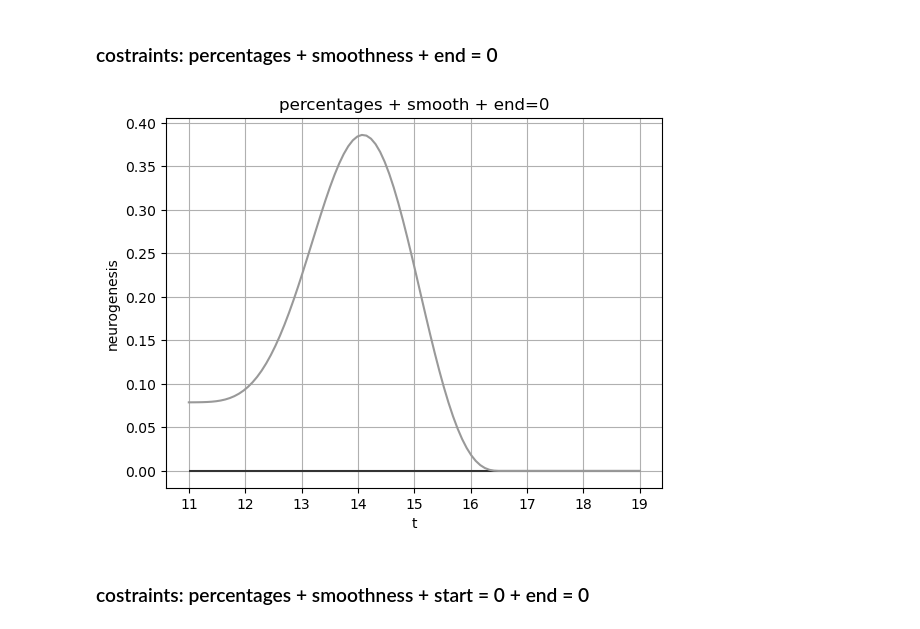
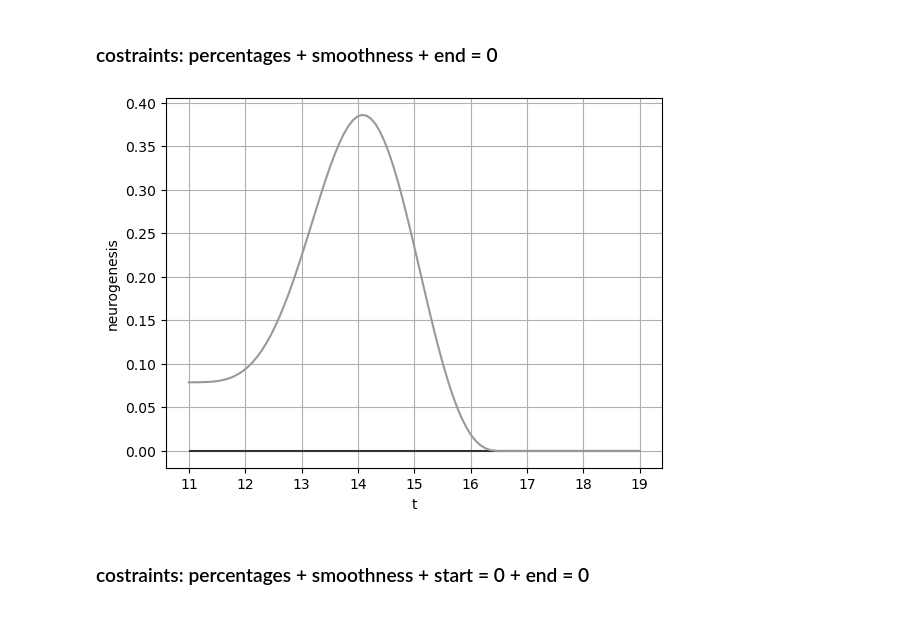
Before and after one commit to enricoenne/neurogenesis_simulation, a Jupyter notebook: theoretical_neurogenesis.ipynb, the cells around one changed output. Saved outputs shown, nothing was run; the diff lists cells and outputs as text; code cells hidden in the pictures.

```diff
--- a/theoretical_neurogenesis.ipynb
+++ b/theoretical_neurogenesis.ipynb
@@ -220,26 +218,24 @@ plt.show()
 # %%
 N = cp.Variable(M)
 
 objective = cp.Minimize(cp.sum_squares(A_end @ N - b_end) + lambda_reg * cp.sum_squares(D2 @ N))
 constraints = [N >= 0]
 
 prob = cp.Problem(objective, constraints)
 prob.solve()
 
 N_val = N.value
 
 t = np.linspace(0, 8, M)
 plt.hlines(y = 0, xmin = 11, xmax = 19, color = '#333333')
 plt.plot(t+11, N_val, color = '#999999')
 plt.grid()
 plt.xlabel('t')
 plt.ylabel('neurogenesis')
-plt.title('percentages + smooth + end=0')
-plt.savefig('theoretical/solution_end.png')
-plt.savefig('theoretical/solution_end.pdf')
+
 plt.show()
 # %% [output]
-[figure, old version]
+[figure, new version]
 # %% [markdown]
 ### costraints: percentages + smoothness + start = 0 + end = 0
 # %%
```
Also changed, not shown: parts of 4 cells of this notebook.
